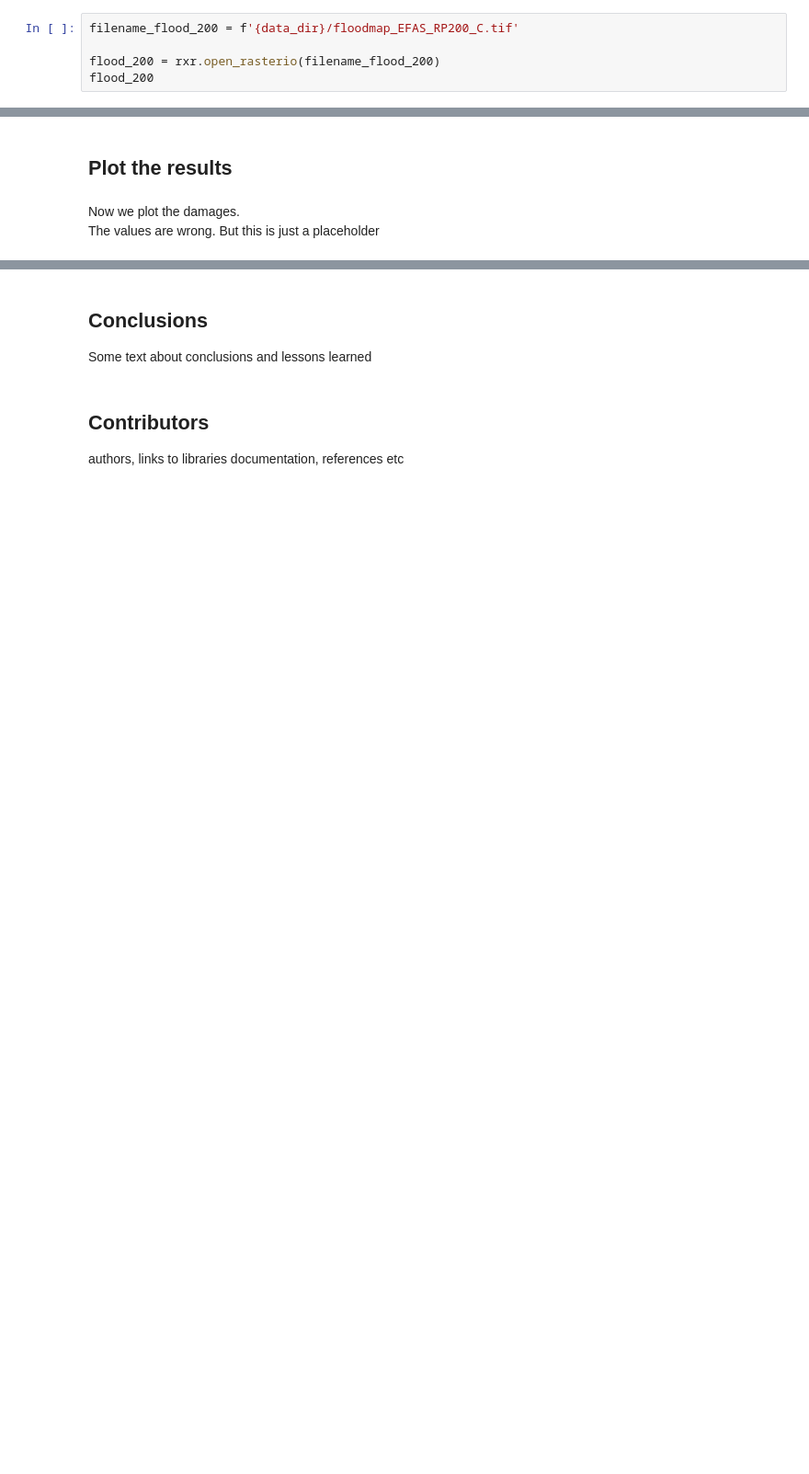
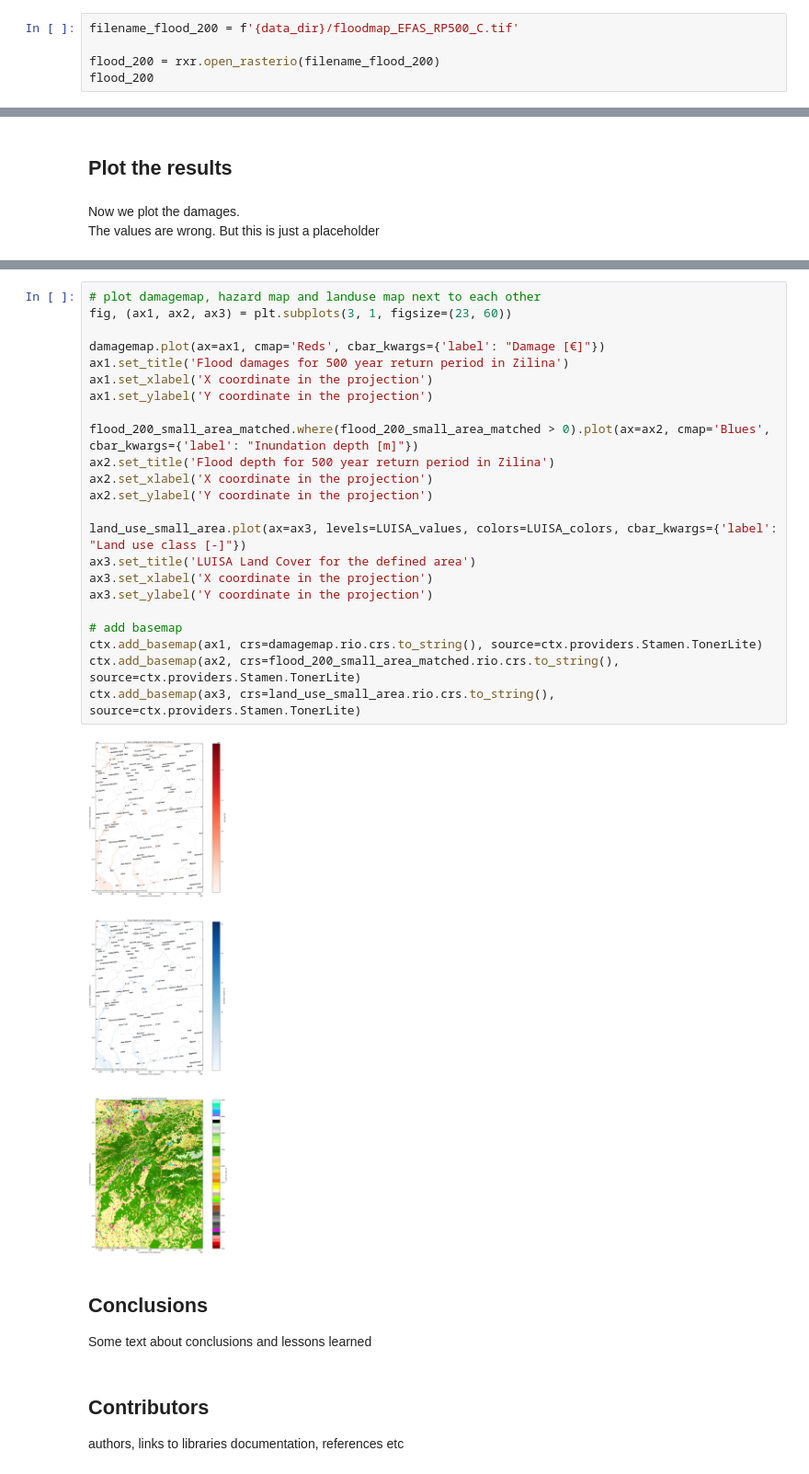
Before and after one commit to CLIMAAX/FLOODS, a Jupyter notebook: FLOOD.ipynb, the cells around one changed output, grey strips where cells are left out. Shown at 92% size. Saved outputs shown, nothing was run; the diff lists cells and outputs as text; blank space fills up the shorter version.

```diff
--- a/FLOOD.ipynb
+++ b/FLOOD.ipynb
@@ -172,7 +169,7 @@ Note the coordinates, dimensions and attributes!
 
 :::
 # %%
-filename_flood_200 = f'{data_dir}/floodmap_EFAS_RP200_C.tif'
+filename_flood_200 = f'{data_dir}/floodmap_EFAS_RP500_C.tif'
 
 flood_200 = rxr.open_rasterio(filename_flood_200)
 flood_200
@@ -514,3 +520,28 @@ damagemap.plot(cmap='Reds', cbar_kwargs={'label': "Damage"})
+# %%
+# plot damagemap, hazard map and landuse map next to each other
+fig, (ax1, ax2, ax3) = plt.subplots(3, 1, figsize=(23, 60))
+
+damagemap.plot(ax=ax1, cmap='Reds', cbar_kwargs={'label': "Damage [€]"})
+ax1.set_title('Flood damages for 500 year return period in Zilina')
+ax1.set_xlabel('X coordinate in the projection')
+ax1.set_ylabel('Y coordinate in the projection')
+
+flood_200_small_area_matched.where(flood_200_small_area_matched > 0).plot(ax=ax2, cmap='Blues', cbar_kwargs={'label': "Inundation depth [m]"})
+ax2.set_title('Flood depth for 500 year return period in Zilina')
+ax2.set_xlabel('X coordinate in the projection')
+ax2.set_ylabel('Y coordinate in the projection')
+
+land_use_small_area.plot(ax=ax3, levels=LUISA_values, colors=LUISA_colors, cbar_kwargs={'label': "Land use class [-]"})
+ax3.set_title('LUISA Land Cover for the defined area')
+ax3.set_xlabel('X coordinate in the projection')
+ax3.set_ylabel('Y coordinate in the projection')
+
+# add basemap
+ctx.add_basemap(ax1, crs=damagemap.rio.crs.to_string(), source=ctx.providers.Stamen.TonerLite)
+ctx.add_basemap(ax2, crs=flood_200_small_area_matched.rio.crs.to_string(), source=ctx.providers.Stamen.TonerLite)
+ctx.add_basemap(ax3, crs=land_use_small_area.rio.crs.to_string(), source=ctx.providers.Stamen.TonerLite)
+# %% [output]
+[figure, added]
 # %% [markdown]
 ## Conclusions
 
```
Also changed, not shown: parts of 13 cells of this notebook.
